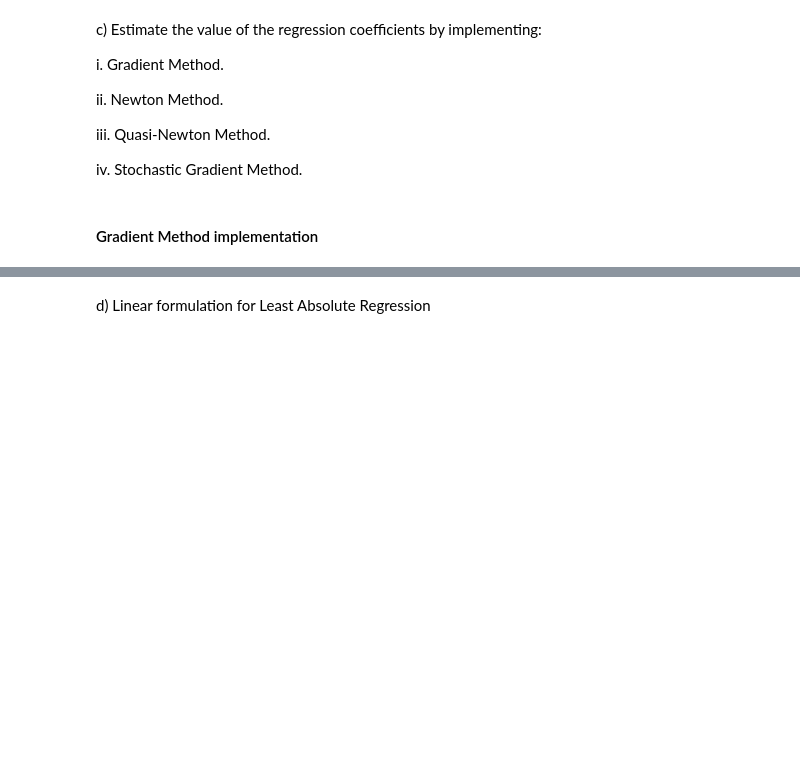
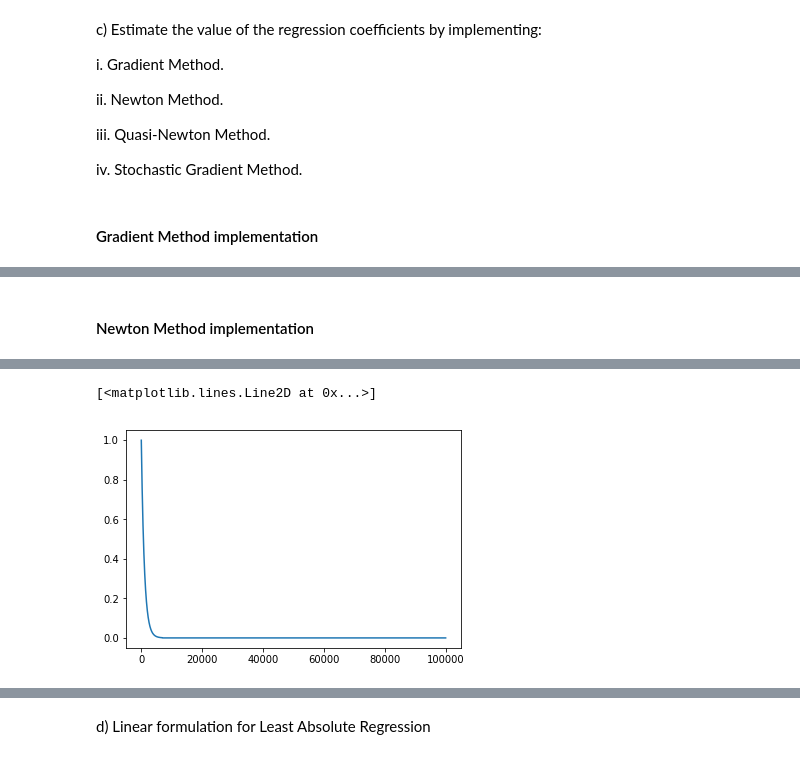
Before and after one commit to Jhdemendoza/Optimization-Project2, a Jupyter notebook: Optimization-Project2.ipynb, the cells around one changed output, grey strips where cells are left out. Drawn from its saved outputs; the diff is of its cells as text; code cells hidden in the pictures; blank space fills up the shorter version.

Commit message:
Newton added

```diff
--- a/Optimization-Project2.ipynb
+++ b/Optimization-Project2.ipynb
@@ -254,0 +253,36 @@ compare(np.reshape(beta_gd, (101,1)), beta_ls_exact)
+# %% [markdown]
+#### Newton Method implementation
+# %%
+def newton(x, y, obj_fun, jac, hess, lr = 0.001, iterations = 100000, tol = 0.001):
+    beta_lsn = np.zeros(101)
+    OF_iter=np.zeros(iterations)
+    tol_hist=np.zeros(iterations)
+    print_step = iterations/10
+    for it in range(iterations):
+        if (it%print_step == 0):
+            print(it)
+        grad = jac(beta_lsn,x,y)
+        hessian = hess(beta_lsn,x,y)
+        ddirect = -np.dot(np.linalg.inv(hessian),grad)
+        ###########################
+        sigma=0.1
+        beta=0.1
+        #alpha=1
+        while (obj_fun(beta_lsn+lr*ddirect,x,y) > obj_fun(beta_lsn, x, y)+lr*sigma*np.dot(grad,ddirect)):
+            lr=lr*beta
+        ###########################
+        beta_lsn=beta_lsn+lr*ddirect
+        OF_iter[it] = obj_fun(beta_lsn,x,y)
+        tol_val = np.linalg.norm(beta_ls_exact.T-beta_lsn,ord=2)/np.linalg.norm(beta_ls_exact.T,ord=2)
+        tol_hist[it] = tol_val
+        if (tol_val < tol):
+            break
+    return (beta_lsn, OF_iter, tol_hist)
+
+time_start = time.clock()
+(beta_nw, OF_nw, tol_nw) = newton(x, y, least_sq_reg, least_sq_reg_der, least_sq_reg_hess)
+time_elapsed = (time.clock() - time_start)
+print('time elapsed=',time_elapsed)
+
+plt.plot(tol_nw)
+# %% [output]
@@ -254,0 +291,2 @@ compare(np.reshape(beta_gd, (101,1)), beta_ls_exact)
+[<matplotlib.lines.Line2D at 0x...>]
+[figure, added]
```
Also changed, not shown: parts of 9 cells of this notebook.
